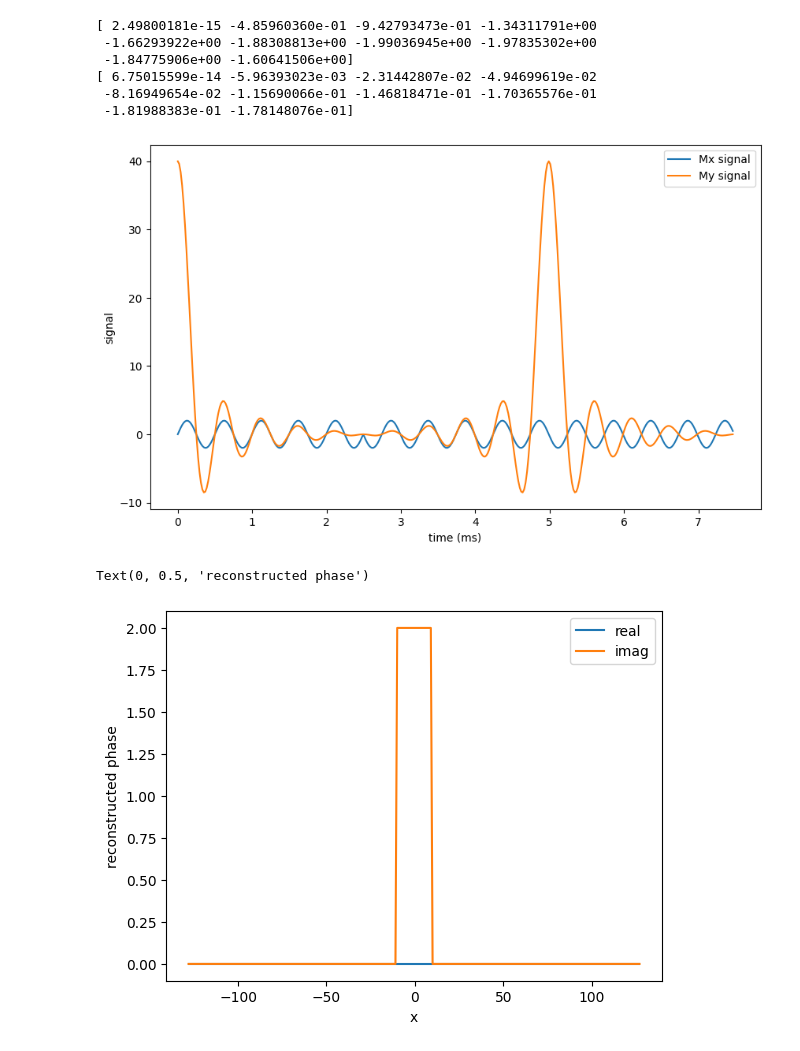
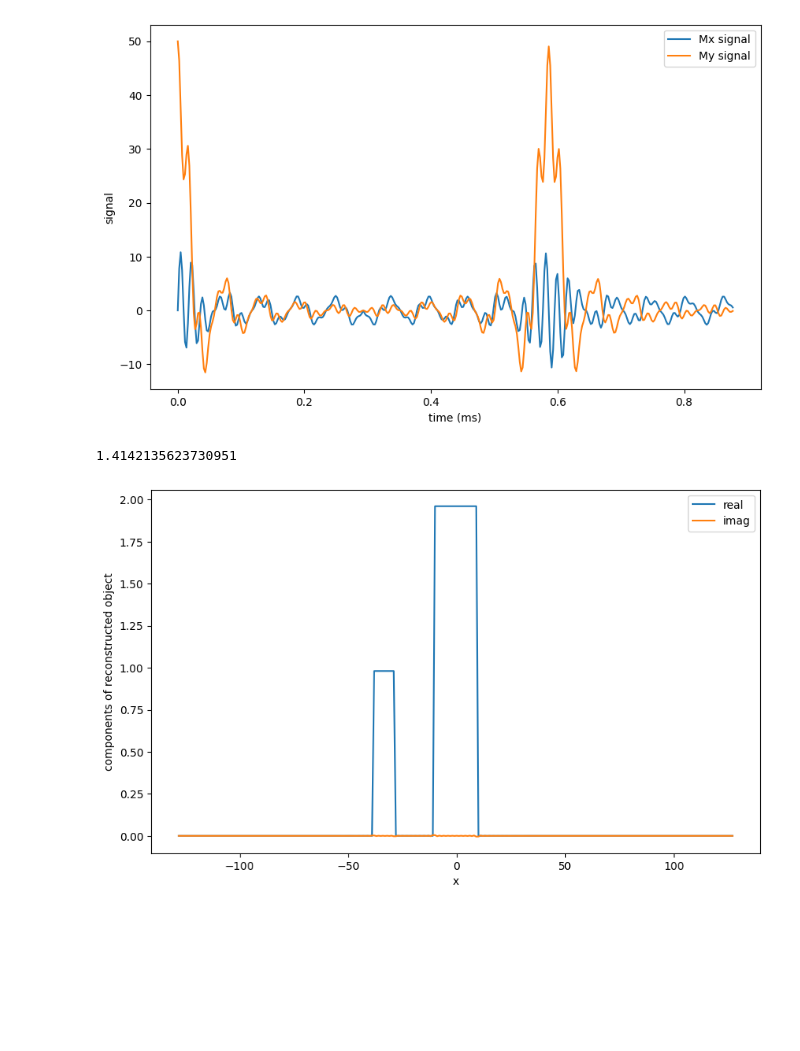
Before and after one commit to chongfengling/MRI-pulse-sequence-optimization, a Jupyter notebook: src/simulator.ipynb, the cells around one changed output. Saved outputs shown, nothing was run; the diff lists cells and outputs as text; code cells hidden in the pictures; blank space fills up the shorter version.

Commit message:
modify unit and save figures

```diff
--- a/src/simulator.ipynb
+++ b/src/simulator.ipynb
@@ -15,29 +16,30 @@ FOV_k = delta_k * N # field of view in k space
 k_axis = np.linspace(-FOV_k / 2, FOV_k / 2 - delta_k, N) # symmetric k space
 
 # gradient
-Gx = 4.7e-6 # gradient (T/mm). Note: constant gradient. if gradient is not constant, delta_t will change based on Gx and delta_k?
-gamma = 2.68e8 # rad/s/T
-gamma_bar = 0.5 * gamma/np.pi # s^-1T^-1
+Gx = 4e-5 # gradient (T/mm). Note: constant gradient. if gradient is not constant, delta_t will change based on Gx and delta_k?
+gamma = 2.68e5 # rad/ms/T
+gamma_bar = 0.5 * gamma/np.pi # ms^-1T^-1
 
 # t space (time space)
-
-gamma_bar_Gx = gamma_bar * Gx * 1e-3
+gamma_bar_Gx = gamma_bar * Gx
 delta_t = delta_k / gamma_bar_Gx # sampling interval in t space (ms)
 Ts = FOV_k / gamma_bar_Gx # ADC(rephasing) time (ms)
 t_max = 1.5 * Ts - delta_t # maximum time (ms) (rephasing process is 2 times longer than dephasing process)
 t_axis = np.linspace(0, t_max, int(N * 1.5))
+
 # Environment Display
-
 fig, (ax1, ax2) = plt.subplots(2, sharex=True, figsize=(10, 6))
 
 G_values = np.concatenate((np.ones(int(N / 2)) * -Gx, np.ones(N) * Gx))
 ax1.plot(t_axis, G_values)
-ax1.set_ylabel('Gx (mT/m)')
+ax1.set_ylabel('Gx (T/mm)')
 
-k_traj = np.cumsum(G_values) * 1e3
+k_traj = np.cumsum(G_values)
 ax2.plot(t_axis, k_traj)
-ax2.set_ylabel('k (1/m)')
+ax2.set_ylabel('k (1/mm)')
+ax2.set_xlabel('Time (ms)')
 
-ax2.set_xticks([0, t_axis[int(N / 2) - 1], t_axis[int(N * 1.5) - 1]])
-ax2.set_xticklabels(['$t_1$', r'$t_2 (t_3)$', r'$t_4$'])
+ax2.set_xticks([0,t_axis[int(N / 2) - 1],t_axis[int(N * 1.5) - 1]])
+ax2.set_xticklabels(['$t_1=0$', r'$t_2 (t_3)$', r'$t_4=$' + str(round(t_axis[int(N * 1.5) - 1], 1))])
+fig.savefig(fig_path + 'G_K_traj.png', dpi=300, bbox_inches='tight')
 # %% [output]
@@ -48,13 +47,14 @@ ax2.set_xticklabels(['$t_1$', r'$t_2 (t_3)$', r'$t_4$'])
 # %%
 # create object
 density = np.zeros(len(x_axis))
-# density[100] = 1
+density[100-10: 100] = 1
 density[128 - 10:128 + 10] = 2
 
 plt.figure(figsize=(10, 6))
 plt.plot(x_axis, density, '-', label='object')
 plt.legend()
-plt.xlabel('x')
-plt.ylabel('density')
-plt.grid()
+plt.xlabel('x (mm)')
+plt.ylabel(r'density profile $\rho(x)$')
+# plt.grid()
+plt.savefig(fig_path + 'density_profile.png', dpi=300)
 # %% [output]
@@ -69,9 +69,9 @@ vec_spins[1, :] = 1
 
 # define larmor frequency w_G of spins during relaxation
 # shape = (number of time steps, number of sampling points)
-w_G = np.outer(G_values, x_axis) * gamma * 1e-3 + w_0
+w_G = np.outer(G_values, x_axis) * gamma + w_0
 
-res = multiple_Relaxation(vec_spins, m0=m0, w=0, w0=w_G, t1=1e10, t2=1e10, t_axis=t_axis, steps=int(N*1.5), axis='z')
+res = multiple_Relaxation(vec_spins, m0=m0, w=0, w0=w_G, t1=1e10, t2=3e1, t_axis=t_axis, steps=int(N*1.5), axis='z')
 
 store = []
 for i in range(2):
@@ -94,26 +94,24 @@ plt.ylabel('signal')
 
 # print(Mx_2[:10])
 # print(My_2[:10])
+fig.savefig(fig_path + 'signal.png', dpi=300, bbox_inches='tight')
 # %% [output]
-[ 2.49800181e-15 -4.85960360e-01 -9.42793473e-01 -1.34311791e+00
- -1.66293922e+00 -1.88308813e+00 -1.99036945e+00 -1.97835302e+00
- -1.84775906e+00 -1.60641506e+00]
-[ 6.75015599e-14 -5.96393023e-03 -2.31442807e-02 -4.94699619e-02
- -8.16949654e-02 -1.15690066e-01 -1.46818471e-01 -1.70365576e-01
- -1.81988383e-01 -1.78148076e-01]
-[figure, old version]
+[figure, new version]
 # %%
 # ifft of the signal when the ADC on
-adc_signal = Mx_2 * 1 + 1j * My_2
+adc_signal = Mx_2 * (-1j) + 1 * My_2
 
 re_density = np.fft.fftshift(np.fft.ifft(np.fft.fftshift(adc_signal)))
+plt.figure(figsize=(10, 6))
 plt.plot(x_axis, np.real(re_density), label='real')
 plt.plot(x_axis, np.imag(re_density), label='imag')
 plt.legend()
 plt.xlabel('x')
-plt.ylabel('reconstructed phase')
+plt.ylabel('components of reconstructed object')
+plt.savefig(fig_path + 'reconstructed_object.png', dpi=300)
+print(np.abs(1+1j))
 # %% [output]
-Text(0, 0.5, 'reconstructed phase')
+1.4142135623730951
-[figure, old version]
+[figure, new version]
 # %%
 # plot the absolutely reconstructed density
```
Also changed, not shown: parts of 5 cells of this notebook.
